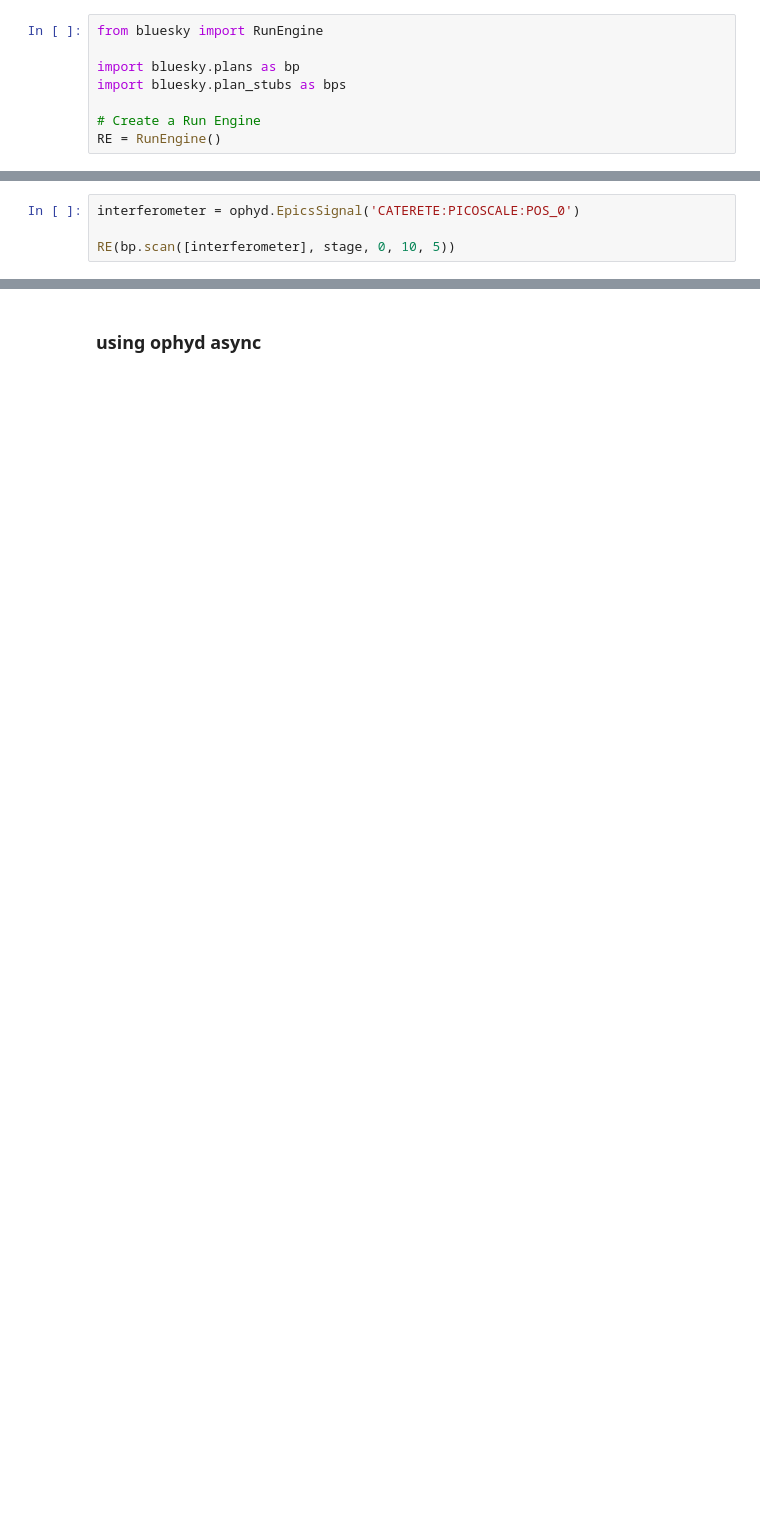
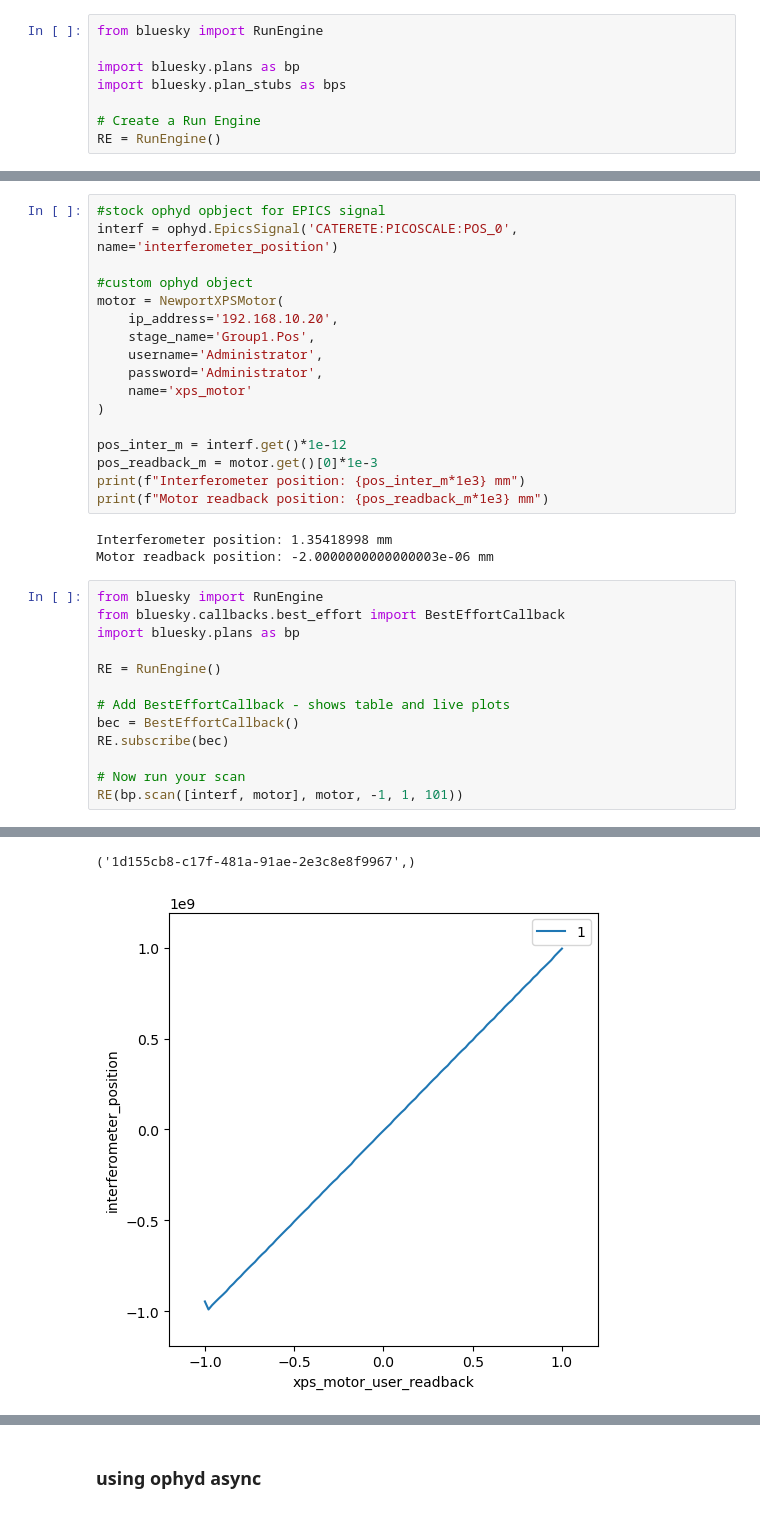
Before and after one commit to dream-beam/six-seven, a Jupyter notebook: notebooks/20260211aiw_interferometer_epics.ipynb, the cells around one changed output, grey strips where cells are left out. Saved outputs shown, nothing was run; the diff lists cells and outputs as text; blank space fills up the shorter version.

Commit message:
updated ophyd

```diff
--- a/notebooks/20260211aiw_interferometer_epics.ipynb
+++ b/notebooks/20260211aiw_interferometer_epics.ipynb
@@ -165,4 +151,34 @@ RE = RunEngine()
+# %%
+#stock ophyd opbject for EPICS signal
+interf = ophyd.EpicsSignal('CATERETE:PICOSCALE:POS_0', name='interferometer_position')
+
+#custom ophyd object
+motor = NewportXPSMotor(
+    ip_address='192.168.10.20',
+    stage_name='Group1.Pos',
+    username='Administrator',
+    password='Administrator',
+    name='xps_motor'
+)
+
+pos_inter_m = interf.get()*1e-12
+pos_readback_m = motor.get()[0]*1e-3
+print(f"Interferometer position: {pos_inter_m*1e3} mm")
+print(f"Motor readback position: {pos_readback_m*1e3} mm")
+# %% [output]
+Interferometer position: 1.35418998 mm
+Motor readback position: -2.0000000000000003e-06 mm
 # %%
-interferometer = ophyd.EpicsSignal('CATERETE:PICOSCALE:POS_0')
+from bluesky import RunEngine
+from bluesky.callbacks.best_effort import BestEffortCallback
+import bluesky.plans as bp
 
-RE(bp.scan([interferometer], stage, 0, 10, 5))
+RE = RunEngine()
+
+# Add BestEffortCallback - shows table and live plots
+bec = BestEffortCallback()
+RE.subscribe(bec)
+
+# Now run your scan
+RE(bp.scan([interf, motor], motor, -1, 1, 101))
+# %% [output]
@@ -168,0 +202,2 @@ RE(bp.scan([interferometer], stage, 0, 10, 5))
+('1d155cb8-c17f-481a-91ae-2e3c8e8f9967',)
+[figure, added]
```
Also changed, not shown: parts of 13 cells of this notebook.
